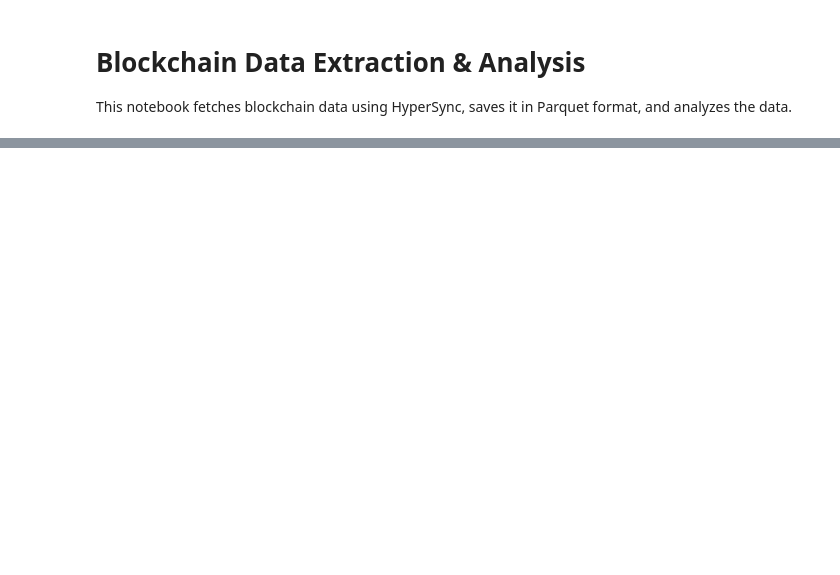
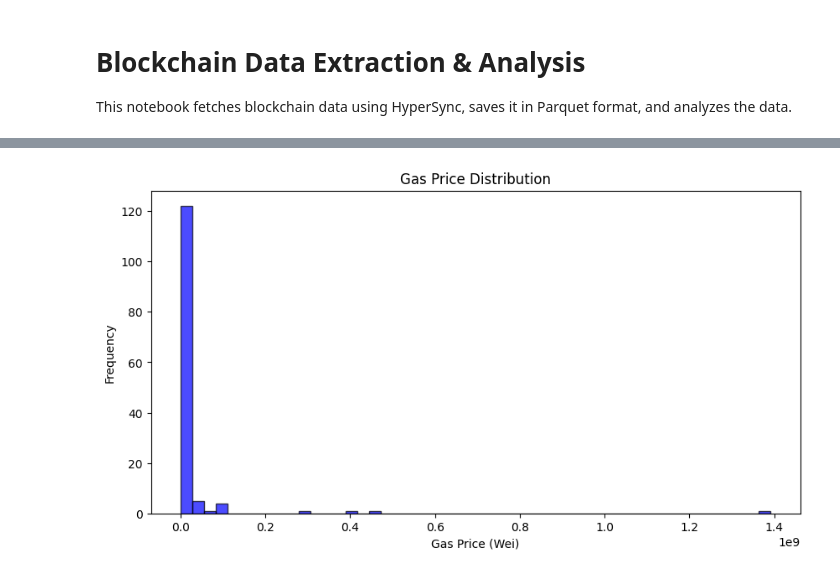
Before and after one commit to mdipanjan/base-model-test, a Jupyter notebook: notebook/blockchain_analysis.ipynb, the cells around one changed output, grey strips where cells are left out. Drawn from its saved outputs; the diff is of its cells as text; code cells hidden in the pictures; blank space fills up the shorter version.

Commit message:
data analysis

```diff
--- a/notebook/blockchain_analysis.ipynb
+++ b/notebook/blockchain_analysis.ipynb
@@ -131,0 +39,30 @@ None sha3_uncles
+# %%
+# List of columns that are in hex format
+hex_columns = [
+    "gas", "gas_price", "max_priority_fee_per_gas", "max_fee_per_gas",
+    "cumulative_gas_used", "effective_gas_price", "gas_used", "nonce"
+]
+
+# Convert hex to integer (ignoring null values)
+for col in hex_columns:
+    df[col] = df[col].apply(lambda x: int(x, 16) if isinstance(x, str) and x.startswith("0x") else x)
+
+# Convert transaction_index & block_number to integers if they aren't already
+df["transaction_index"] = df["transaction_index"].astype(int)
+df["block_number"] = df["block_number"].astype(int)
+
+# Re-check data types
+print(df.dtypes)
+# %%
+import matplotlib.pyplot as plt
+
+plt.figure(figsize=(10, 5))
+plt.hist(df["gas_price"], bins=50, alpha=0.7, color="blue", edgecolor="black")
+plt.xlabel("Gas Price (Wei)")
+plt.ylabel("Frequency")
+plt.title("Gas Price Distribution")
+plt.show()
+
+# Histogram of Gas Prices
+# %% [output]
+[figure, added]
```
Also changed, not shown: parts of 7 cells of this notebook, 2 other files.
